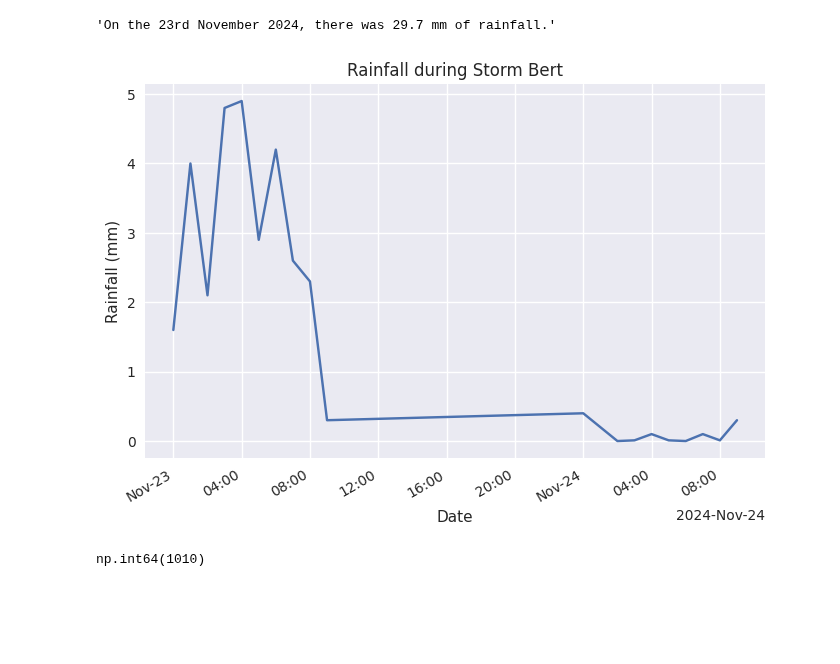
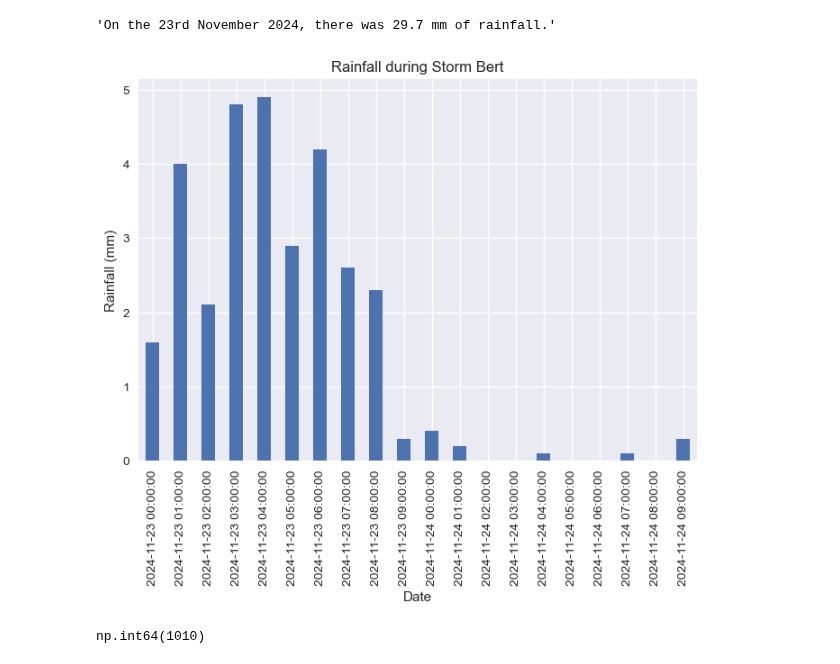
Before and after one commit to IreneKilgannon/Computer-Infrastructure, a Jupyter notebook: weather.ipynb, the cells around one changed output. Drawn from its saved outputs; the diff is of its cells as text; code cells hidden in the pictures; blank space fills up the shorter version.

Commit message:
fixing typos, playing around with plots

```diff
--- a/weather.ipynb
+++ b/weather.ipynb
@@ -683,26 +674,26 @@ f'On the 23rd November 2024, there was {storm_bert_df.loc['2024-11-23', 'rainfal
 # %%
 # Plot of the Rainfall During Storm Bert
 
 fig, ax = plt.subplots()
 
 # Configure date formatting for x-axis
 locator = mdates.AutoDateLocator()
 formatter = mdates.ConciseDateFormatter(locator)
 ax.xaxis.set_major_locator(locator)
 ax.xaxis.set_major_formatter(formatter)
 
 # Create plot
-storm_bert_df['rainfall'].plot()
+storm_bert_df['rainfall'].plot(kind = 'bar')
 
 # Set title and label axis
 plt.title('Rainfall during Storm Bert')
 plt.ylabel('Rainfall (mm)')
 plt.xlabel('Date')
 
 # Display the plot
 plt.show()
 # %% [output]
-[figure, old version]
+[figure, new version]
 # %%
 df.loc['2024-11-22', 'pressure'].max()
 # %% [output]
```
Also changed, not shown: parts of 14 cells of this notebook.
